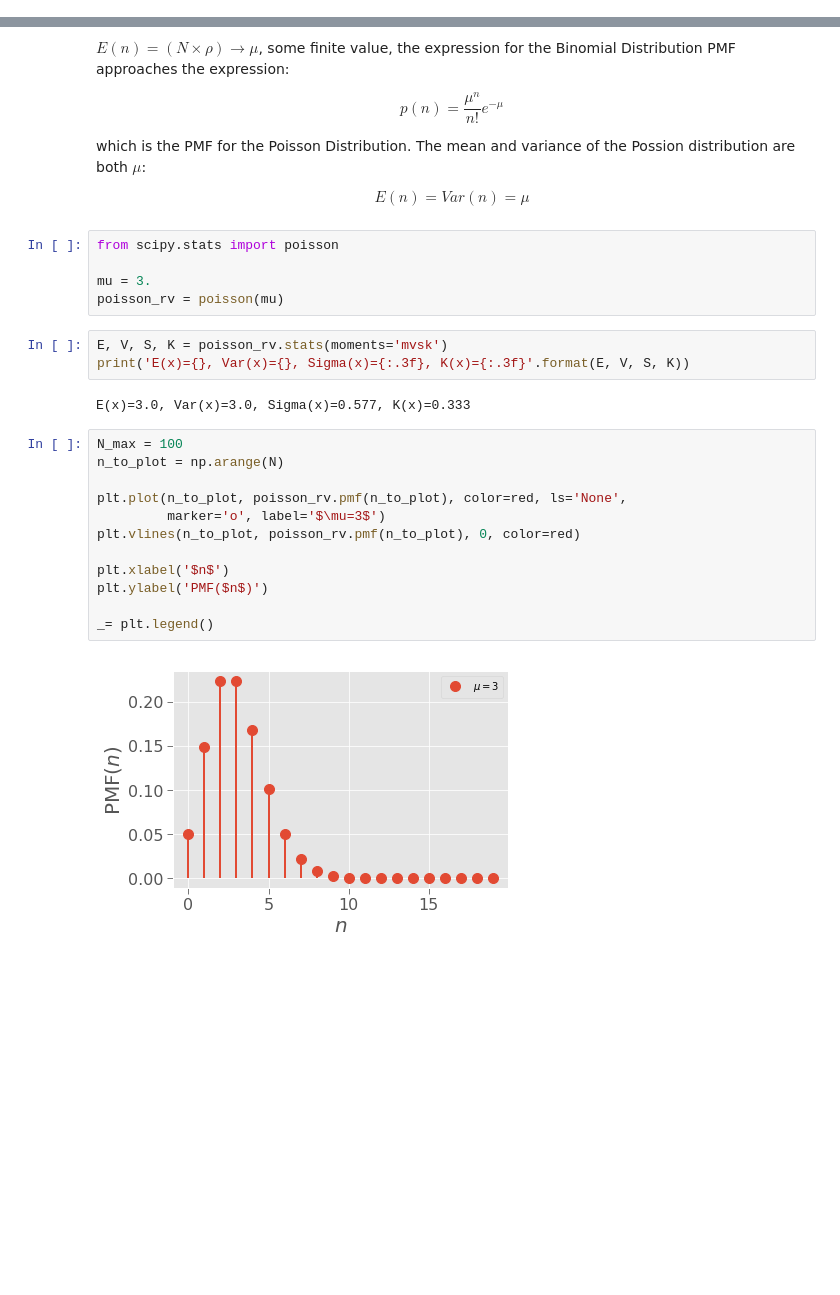
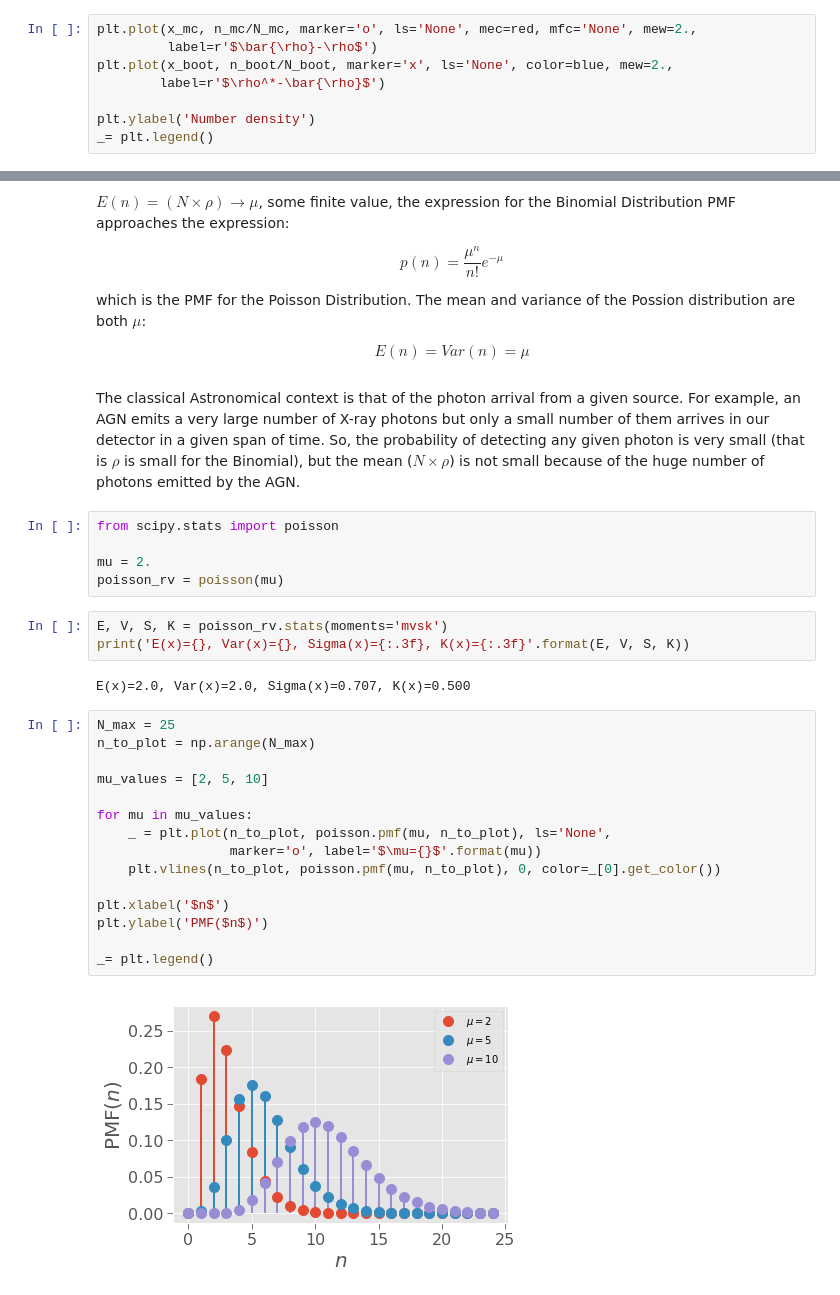
Before and after one commit to thevalentino/AS450-astroinformatica, a Jupyter notebook: 02-Common Distributions in Astronomy.ipynb, the cells around one changed output, grey strips where cells are left out. Drawn from its saved outputs; the diff is of its cells as text; blank space fills up the shorter version.

```diff
--- a/02-Common Distributions in Astronomy.ipynb
+++ b/02-Common Distributions in Astronomy.ipynb
@@ -95,0 +140,8 @@ The chance of finding 10 BHs among 20 GCs is: 0.060%
+# %%
+plt.plot(x_mc, n_mc/N_mc, marker='o', ls='None', mec=red, mfc='None', mew=2.,
+         label=r'$\bar{\rho}-\rho$')
+plt.plot(x_boot, n_boot/N_boot, marker='x', ls='None', color=blue, mew=2.,
+        label=r'$\rho^*-\bar{\rho}$')
+
+plt.ylabel('Number density')
+_= plt.legend()
@@ -107,27 +161,32 @@ $$ p(n) = \frac{\mu^n}{n!}e^{-\mu} $$
 which is the PMF for the Poisson Distribution. The mean and variance of the Possion distribution are both $\mu$:
 
 $$ E(n) = Var(n) = \mu $$
+# %% [markdown]
+The classical Astronomical context is that of the photon arrival from a given source. For example, an AGN emits a very large number of X-ray photons but only a small number of them arrives in our detector in a given span of time. So, the probability of detecting any given photon is very small (that is $\rho$ is small for the Binomial), but the mean ($N\times\rho$) is not small because of the huge number of photons emitted by the AGN.
 # %%
 from scipy.stats import poisson
 
-mu = 3.
+mu = 2.
 poisson_rv = poisson(mu)
 # %%
 E, V, S, K = poisson_rv.stats(moments='mvsk')
 print('E(x)={}, Var(x)={}, Sigma(x)={:.3f}, K(x)={:.3f}'.format(E, V, S, K))
 # %% [output]
-E(x)=3.0, Var(x)=3.0, Sigma(x)=0.577, K(x)=0.333
+E(x)=2.0, Var(x)=2.0, Sigma(x)=0.707, K(x)=0.500
 # %%
-N_max = 100
-n_to_plot = np.arange(N)
+N_max = 25
+n_to_plot = np.arange(N_max)
 
-plt.plot(n_to_plot, poisson_rv.pmf(n_to_plot), color=red, ls='None',
-         marker='o', label='$\mu=3$')
-plt.vlines(n_to_plot, poisson_rv.pmf(n_to_plot), 0, color=red)
+mu_values = [2, 5, 10]
+
+for mu in mu_values:
+    _ = plt.plot(n_to_plot, poisson.pmf(mu, n_to_plot), ls='None',
+                 marker='o', label='$\mu={}$'.format(mu))
+    plt.vlines(n_to_plot, poisson.pmf(mu, n_to_plot), 0, color=_[0].get_color())
 
 plt.xlabel('$n$')
 plt.ylabel('PMF($n$)')
 
 _= plt.legend()
 # %% [output]
-[figure, old version]
+[figure, new version]
```
Also changed, not shown: parts of 15 cells of this notebook.
